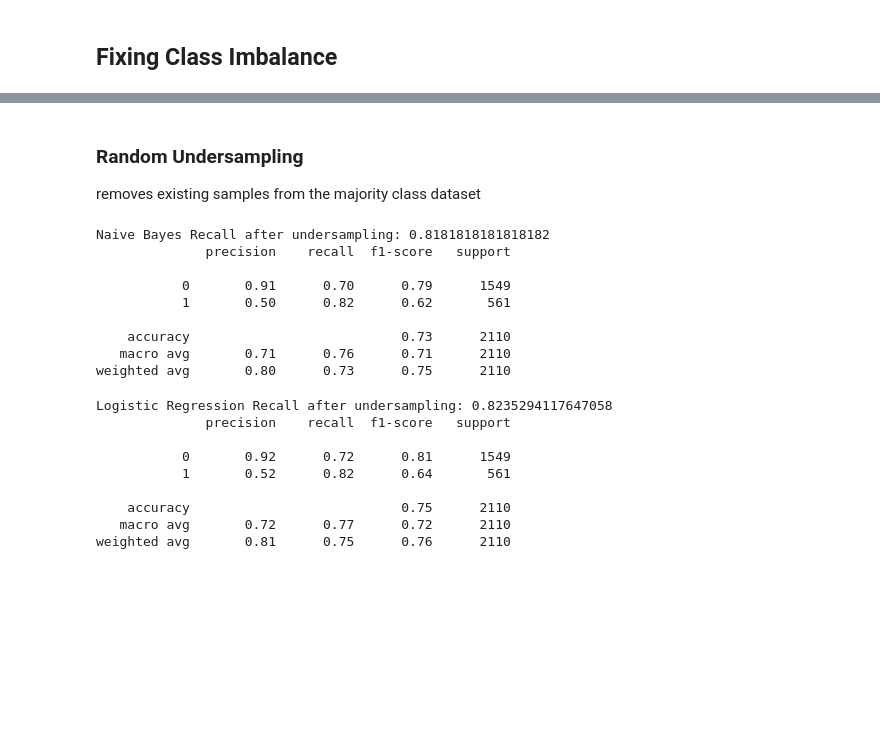
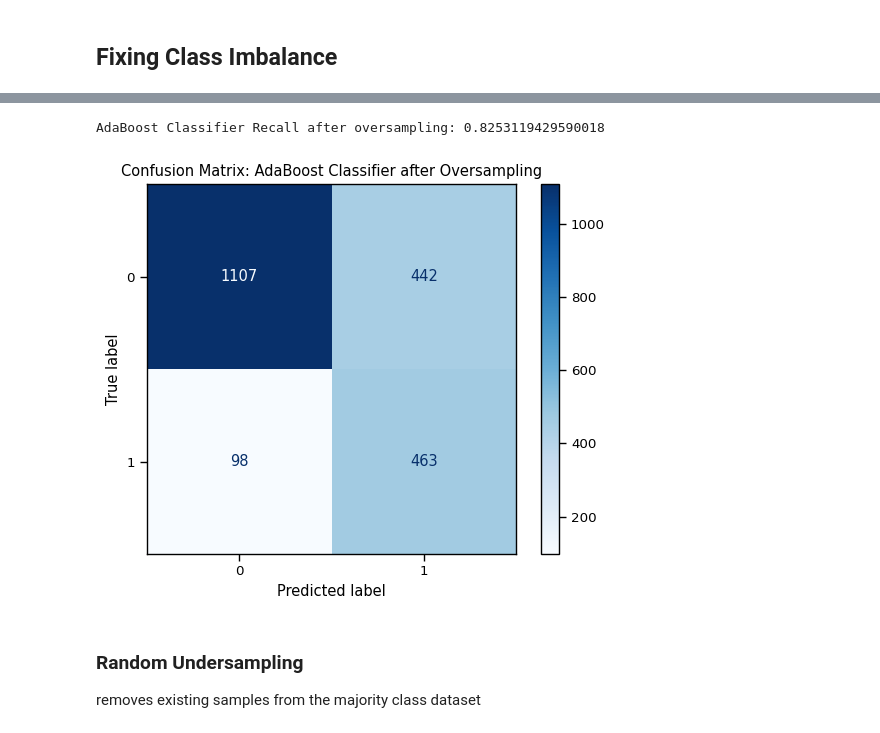
Before and after one commit to KudoroEsther/Customer_churn, a Jupyter notebook: notebooks/sample_copy.ipynb, the cells around one changed output, grey strips where cells are left out. Cells and saved outputs as stored; diff of their text form; code cells hidden in the pictures; blank space fills up the shorter version.

```diff
--- a/notebooks/sample_copy.ipynb
+++ b/notebooks/sample_copy.ipynb
@@ -835,9 +846,3 @@ randomly duplicates existing examples from the minority class
 from imblearn.over_sampling import RandomOverSampler
 ros = RandomOverSampler(random_state=42)
 X_train_ros, y_train_ros = ros.fit_resample(X_train, y_train)
-# %%
-nav_model = GaussianNB()
-nav_model.fit(X_train_ros, y_train_ros)
-nav_pred = nav_model.predict(X_test)
-print("Naive Bayes Recall after oversampling:", recall_score(y_test, nav_pred))
-print(classification_report(y_test, nav_pred))
@@ -854,6 +848,0 @@ weighted avg       0.81      0.74      0.76      2110
-# %%
-log_model = LogisticRegression()
-log_model.fit(X_train_ros, y_train_ros)
-log_pred = log_model.predict(X_test)
-print("Logistic Regression Recall after oversampling:", recall_score(y_test, log_pred))
-print(classification_report(y_test, log_pred))
@@ -889,3 +904,18 @@ plt.show()
+# %%
+ada_model_ros = AdaBoostClassifier()
+ada_model_ros.fit(X_train_ros, y_train_ros)
+ada_ros_pred = ada_model_ros.predict(X_test)
+print("AdaBoost Classifier Recall after oversampling:", recall_score(y_test, ada_ros_pred))
+# %% [output]
+AdaBoost Classifier Recall after oversampling: 0.8253119429590018
+# %%
+cm= confusion_matrix(y_test, ada_ros_pred)
+disp = ConfusionMatrixDisplay(confusion_matrix=cm)
+disp.plot(cmap='Blues')
+plt.title(f"Confusion Matrix: AdaBoost Classifier after Oversampling")
+plt.show()
+# %% [output]
+[figure, added]
 # %% [markdown]
 ### Random Undersampling
 removes existing samples from the majority class dataset
@@ -893,35 +923,3 @@ removes existing samples from the majority class dataset
 from imblearn.under_sampling import RandomUnderSampler
 rus = RandomUnderSampler(random_state=42)
 X_train_rus, y_train_rus = rus.fit_resample(X_train, y_train)
-# %%
-nav_rus_model = GaussianNB()
-nav_rus_model.fit(X_train_rus, y_train_rus)
-nav_rus_pred = nav_rus_model.predict(X_test)
-print("Naive Bayes Recall after undersampling:", recall_score(y_test, nav_rus_pred))
-print(classification_report(y_test, nav_rus_pred))
-# %% [output]
-Naive Bayes Recall after undersampling: 0.8181818181818182
-              precision    recall  f1-score   support
-
-           0       0.91      0.70      0.79      1549
-           1       0.50      0.82      0.62       561
-
-    accuracy                           0.73      2110
-   macro avg       0.71      0.76      0.71      2110
-weighted avg       0.80      0.73      0.75      2110
-# %%
-log_rus_model = LogisticRegression()
-log_rus_model.fit(X_train_rus, y_train_rus)
-log_rus_pred = log_rus_model.predict(X_test)
-print("Logistic Regression Recall after undersampling:", recall_score(y_test, log_rus_pred))
-print(classification_report(y_test, log_rus_pred))
-# %% [output]
-Logistic Regression Recall after undersampling: 0.8235294117647058
-              precision    recall  f1-score   support
-
-           0       0.92      0.72      0.81      1549
-           1       0.52      0.82      0.64       561
-
-    accuracy                           0.75      2110
-   macro avg       0.72      0.77      0.72      2110
-weighted avg       0.81      0.75      0.76      2110
```
Also changed, not shown: parts of 15 cells of this notebook.
